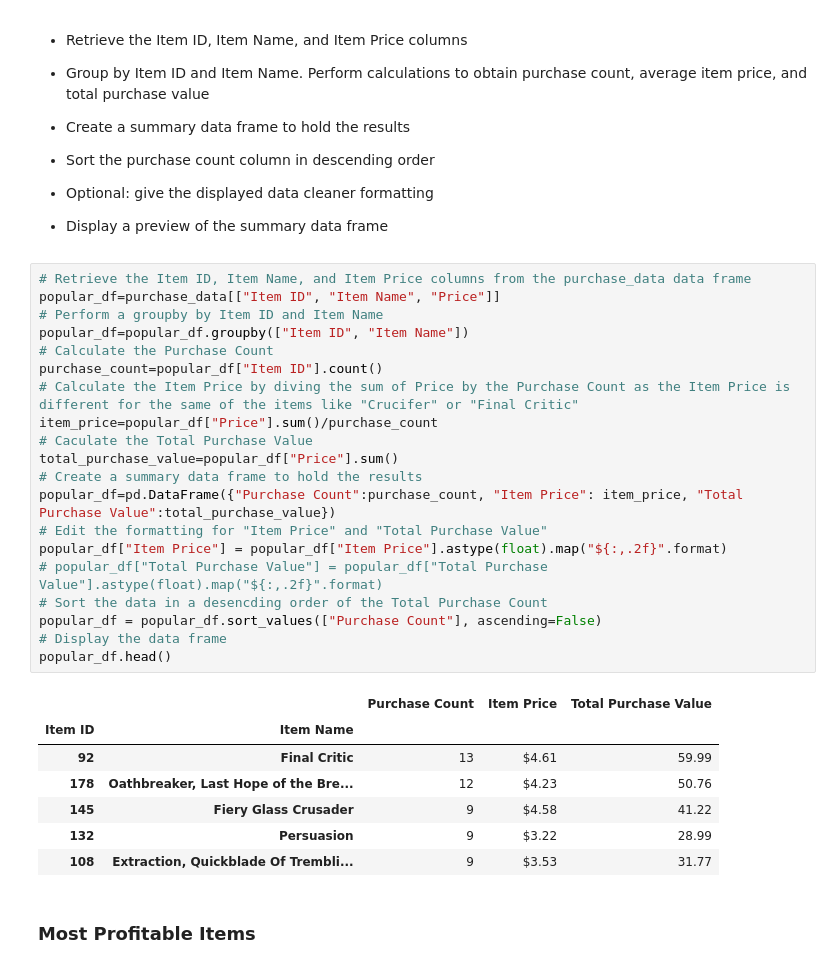
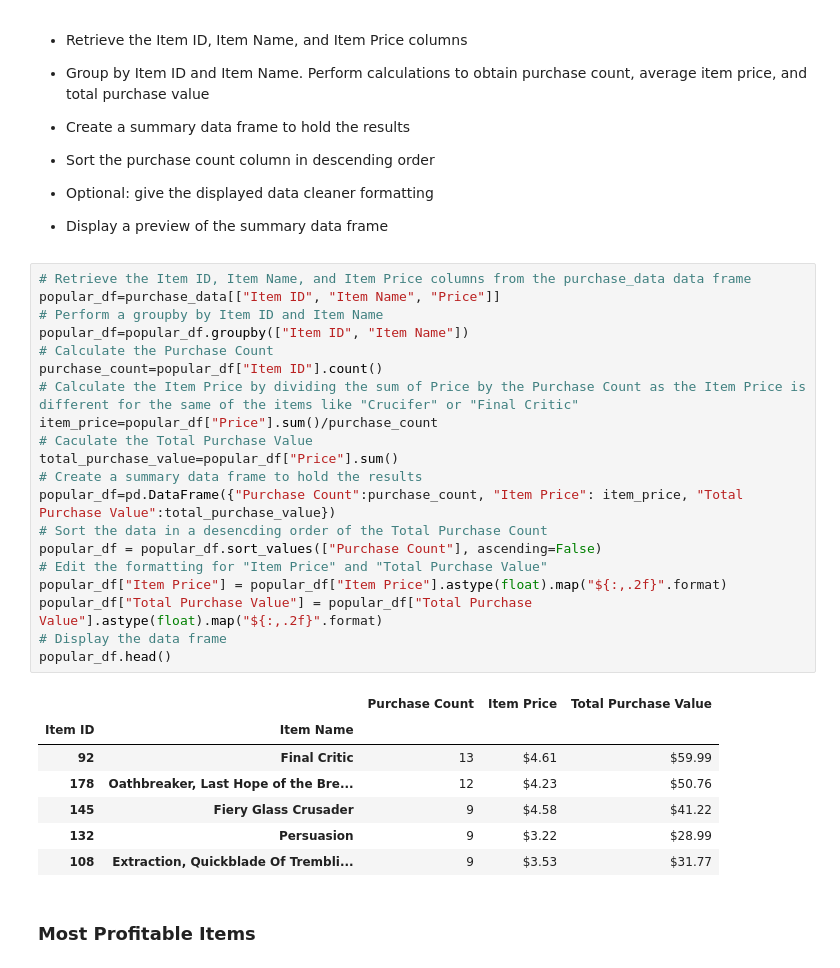
Before and after one commit to NazihZaz/Learning-Pandas-Library, a Jupyter notebook: HeroesOfPymoli/HeroesOfPymoli.ipynb, the cells around one changed output. Saved outputs shown, nothing was run; the diff lists cells and outputs as text.

```diff
--- a/HeroesOfPymoli/HeroesOfPymoli.ipynb
+++ b/HeroesOfPymoli/HeroesOfPymoli.ipynb
@@ -386,31 +299,31 @@ spenders_df.head()
 # %%
 # Retrieve the Item ID, Item Name, and Item Price columns from the purchase_data data frame
 popular_df=purchase_data[["Item ID", "Item Name", "Price"]]
 # Perform a groupby by Item ID and Item Name
 popular_df=popular_df.groupby(["Item ID", "Item Name"])
 # Calculate the Purchase Count
 purchase_count=popular_df["Item ID"].count()
-# Calculate the Item Price by diving the sum of Price by the Purchase Count as the Item Price is different for the same of the items like "Crucifer" or "Final Critic"
+# Calculate the Item Price by dividing the sum of Price by the Purchase Count as the Item Price is different for the same of the items like "Crucifer" or "Final Critic"
 item_price=popular_df["Price"].sum()/purchase_count
 # Caculate the Total Purchase Value
 total_purchase_value=popular_df["Price"].sum()
 # Create a summary data frame to hold the results
 popular_df=pd.DataFrame({"Purchase Count":purchase_count, "Item Price": item_price, "Total Purchase Value":total_purchase_value})
+# Sort the data in a desencding order of the Total Purchase Count
+popular_df = popular_df.sort_values(["Purchase Count"], ascending=False)
 # Edit the formatting for "Item Price" and "Total Purchase Value"
 popular_df["Item Price"] = popular_df["Item Price"].astype(float).map("${:,.2f}".format)
-# popular_df["Total Purchase Value"] = popular_df["Total Purchase Value"].astype(float).map("${:,.2f}".format)
-# Sort the data in a desencding order of the Total Purchase Count
-popular_df = popular_df.sort_values(["Purchase Count"], ascending=False)
+popular_df["Total Purchase Value"] = popular_df["Total Purchase Value"].astype(float).map("${:,.2f}".format)
 # Display the data frame
 popular_df.head()
 # %% [output]
 |  |  | Purchase Count | Item Price | Total Purchase Value |
 | Item ID | Item Name |  |  |  |
-| 92 | Final Critic | 13 | $4.61 | 59.99 |
-| 178 | Oathbreaker, Last Hope of the Bre... | 12 | $4.23 | 50.76 |
-| 145 | Fiery Glass Crusader | 9 | $4.58 | 41.22 |
-| 132 | Persuasion | 9 | $3.22 | 28.99 |
-| 108 | Extraction, Quickblade Of Trembli... | 9 | $3.53 | 31.77 |
+| 92 | Final Critic | 13 | $4.61 | $59.99 |
+| 178 | Oathbreaker, Last Hope of the Bre... | 12 | $4.23 | $50.76 |
+| 145 | Fiery Glass Crusader | 9 | $4.58 | $41.22 |
+| 132 | Persuasion | 9 | $3.22 | $28.99 |
+| 108 | Extraction, Quickblade Of Trembli... | 9 | $3.53 | $31.77 |
 # %% [markdown]
 ### Most Profitable Items
 # %% [markdown]
```
Also changed, not shown: parts of 4 cells of this notebook, 1 other file.
